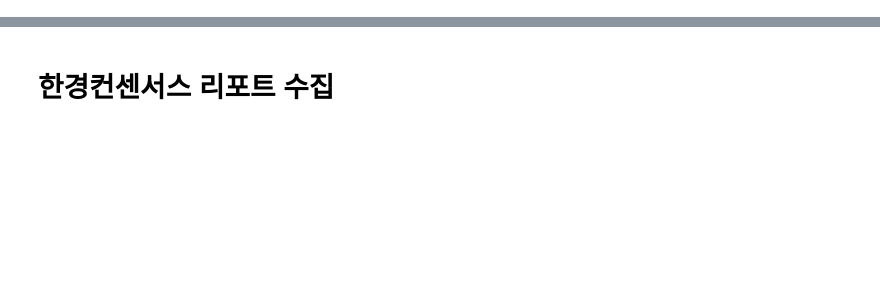
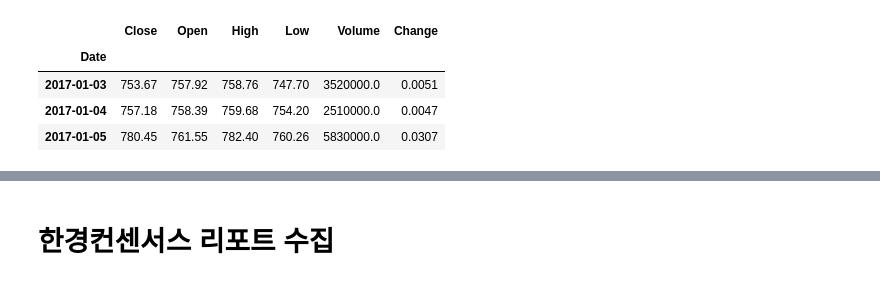
Before and after one commit to SLCFLAB/Data-Science-Python, a Jupyter notebook: Day 4/4_2.finance_data.ipynb, the cells around one changed output, grey strips where cells are left out. Saved outputs shown, nothing was run; the diff lists cells and outputs as text; code cells hidden in the pictures; blank space fills up the shorter version.

```diff
--- a/Day 4/4_2.finance_data.ipynb
+++ b/Day 4/4_2.finance_data.ipynb
@@ -32,0 +46,9 @@ https://gils-lab.tistory.com/
+# %%
+# 아마존 주식 - 기간 설정
+fdr.DataReader('AMZN', '2017-01-01', '2019-12-31').head(3)
+# %% [output]
+|  | Close | Open | High | Low | Volume | Change |
+| Date |  |  |  |  |  |  |
+| 2017-01-03 | 753.67 | 757.92 | 758.76 | 747.70 | 3520000.0 | 0.0051 |
+| 2017-01-04 | 757.18 | 758.39 | 759.68 | 754.20 | 2510000.0 | 0.0047 |
+| 2017-01-05 | 780.45 | 761.55 | 782.40 | 760.26 | 5830000.0 | 0.0307 |
```
Also changed, not shown: parts of 16 cells of this notebook.
